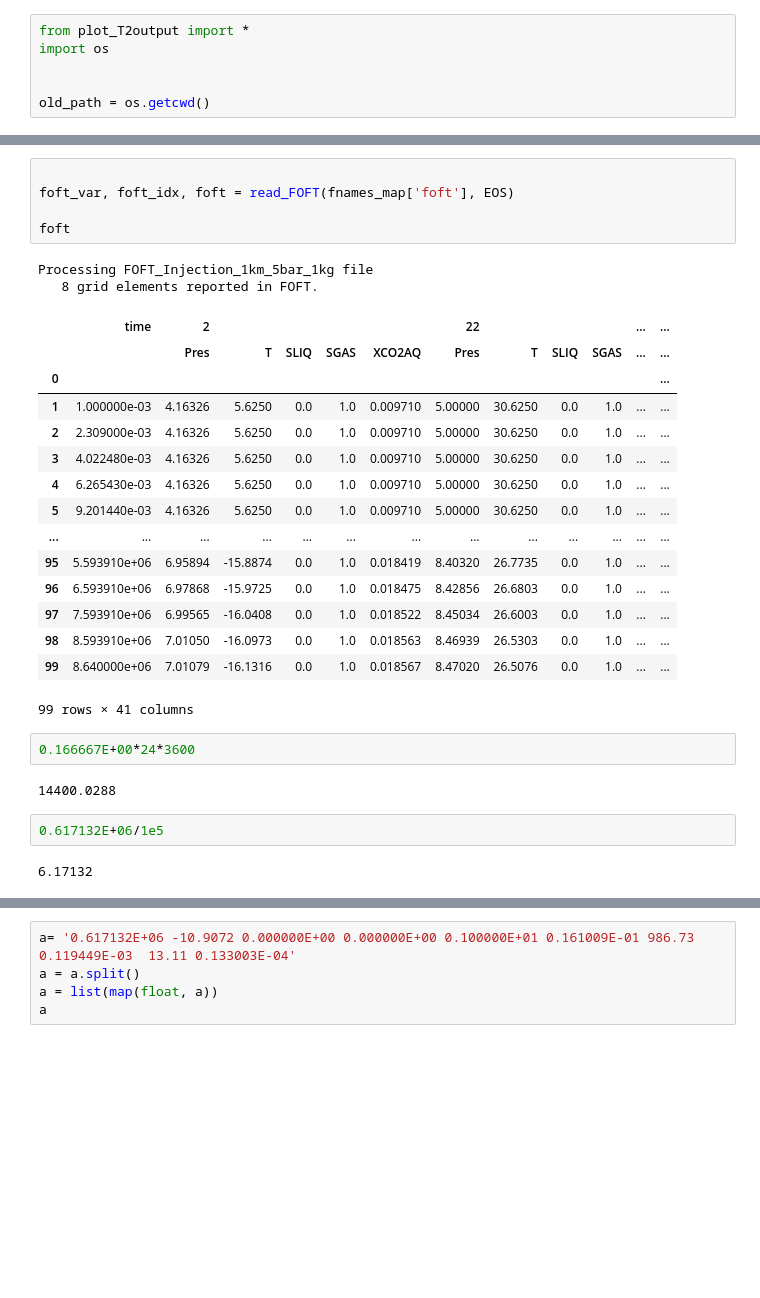
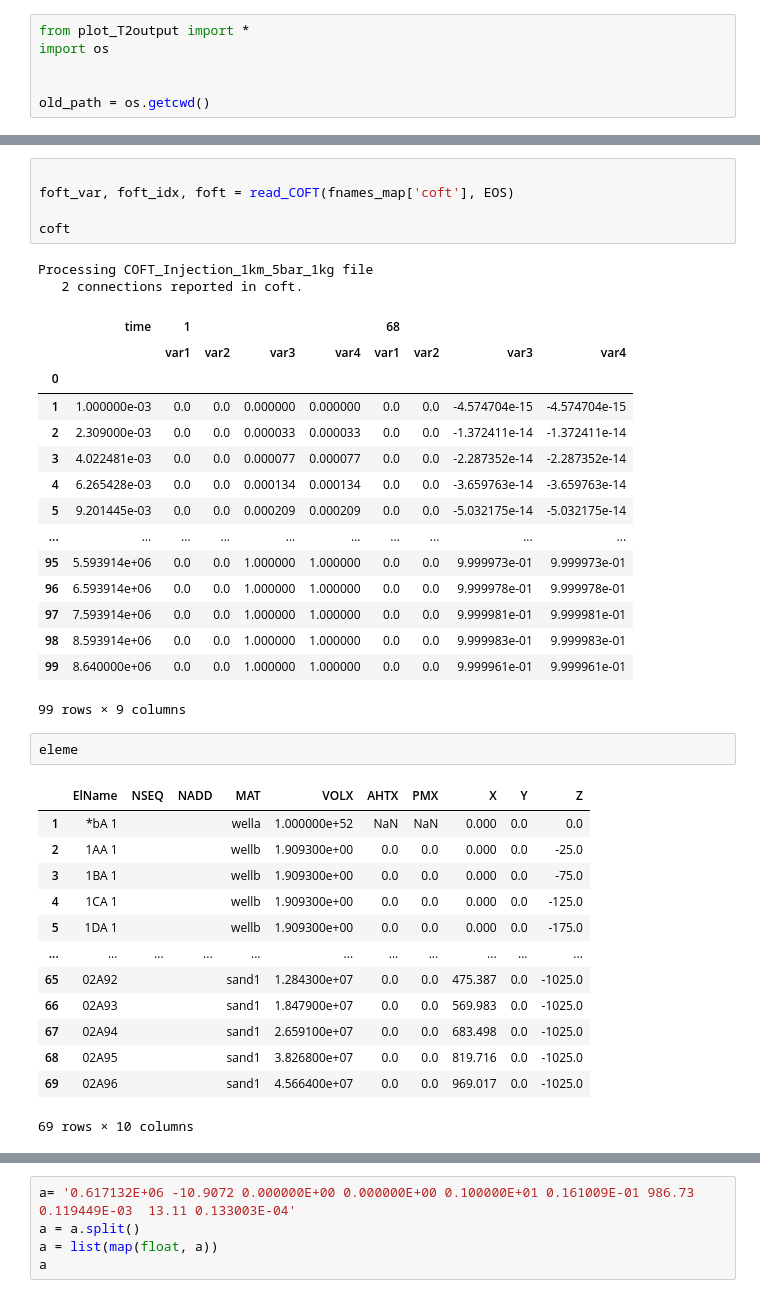
Before and after one commit to equinor/T2Well_post, a Jupyter notebook: plot_T2Well_files.ipynb, the cells around one changed output, grey strips where cells are left out. Drawn from its saved outputs; the diff is of its cells as text; blank space fills up the shorter version.

```diff
--- a/plot_T2Well_files.ipynb
+++ b/plot_T2Well_files.ipynb
@@ -41,31 +74,39 @@ EOS version: ECO2F
 # %%
 
-foft_var, foft_idx, foft = read_FOFT(fnames_map['foft'], EOS)
+foft_var, foft_idx, foft = read_COFT(fnames_map['coft'], EOS)
 
-foft
+coft
 # %% [output]
-Processing FOFT_Injection_1km_5bar_1kg file
-   8 grid elements reported in FOFT.
+Processing COFT_Injection_1km_5bar_1kg file
+   2 connections reported in coft.
-|  | time | 2 |  |  |  |  | 22 |  |  |  | ... | ... |
-|  |  | Pres | T | SLIQ | SGAS | XCO2AQ | Pres | T | SLIQ | SGAS | ... | ... |
-| 0 |  |  |  |  |  |  |  |  |  |  |  | ... |
-| 1 | 1.000000e-03 | 4.16326 | 5.6250 | 0.0 | 1.0 | 0.009710 | 5.00000 | 30.6250 | 0.0 | 1.0 | ... | ... |
-| 2 | 2.309000e-03 | 4.16326 | 5.6250 | 0.0 | 1.0 | 0.009710 | 5.00000 | 30.6250 | 0.0 | 1.0 | ... | ... |
-| 3 | 4.022480e-03 | 4.16326 | 5.6250 | 0.0 | 1.0 | 0.009710 | 5.00000 | 30.6250 | 0.0 | 1.0 | ... | ... |
-| 4 | 6.265430e-03 | 4.16326 | 5.6250 | 0.0 | 1.0 | 0.009710 | 5.00000 | 30.6250 | 0.0 | 1.0 | ... | ... |
-| 5 | 9.201440e-03 | 4.16326 | 5.6250 | 0.0 | 1.0 | 0.009710 | 5.00000 | 30.6250 | 0.0 | 1.0 | ... | ... |
-| ... | ... | ... | ... | ... | ... | ... | ... | ... | ... | ... | ... | ... |
-| 95 | 5.593910e+06 | 6.95894 | -15.8874 | 0.0 | 1.0 | 0.018419 | 8.40320 | 26.7735 | 0.0 | 1.0 | ... | ... |
-| 96 | 6.593910e+06 | 6.97868 | -15.9725 | 0.0 | 1.0 | 0.018475 | 8.42856 | 26.6803 | 0.0 | 1.0 | ... | ... |
-| 97 | 7.593910e+06 | 6.99565 | -16.0408 | 0.0 | 1.0 | 0.018522 | 8.45034 | 26.6003 | 0.0 | 1.0 | ... | ... |
-| 98 | 8.593910e+06 | 7.01050 | -16.0973 | 0.0 | 1.0 | 0.018563 | 8.46939 | 26.5303 | 0.0 | 1.0 | ... | ... |
-| 99 | 8.640000e+06 | 7.01079 | -16.1316 | 0.0 | 1.0 | 0.018567 | 8.47020 | 26.5076 | 0.0 | 1.0 | ... | ... |
+|  | time | 1 |  |  |  | 68 |  |  |  |
+|  |  | var1 | var2 | var3 | var4 | var1 | var2 | var3 | var4 |
+| 0 |  |  |  |  |  |  |  |  |  |
+| 1 | 1.000000e-03 | 0.0 | 0.0 | 0.000000 | 0.000000 | 0.0 | 0.0 | -4.574704e-15 | -4.574704e-15 |
+| 2 | 2.309000e-03 | 0.0 | 0.0 | 0.000033 | 0.000033 | 0.0 | 0.0 | -1.372411e-14 | -1.372411e-14 |
+| 3 | 4.022481e-03 | 0.0 | 0.0 | 0.000077 | 0.000077 | 0.0 | 0.0 | -2.287352e-14 | -2.287352e-14 |
+| 4 | 6.265428e-03 | 0.0 | 0.0 | 0.000134 | 0.000134 | 0.0 | 0.0 | -3.659763e-14 | -3.659763e-14 |
+| 5 | 9.201445e-03 | 0.0 | 0.0 | 0.000209 | 0.000209 | 0.0 | 0.0 | -5.032175e-14 | -5.032175e-14 |
+| ... | ... | ... | ... | ... | ... | ... | ... | ... | ... |
+| 95 | 5.593914e+06 | 0.0 | 0.0 | 1.000000 | 1.000000 | 0.0 | 0.0 | 9.999973e-01 | 9.999973e-01 |
+| 96 | 6.593914e+06 | 0.0 | 0.0 | 1.000000 | 1.000000 | 0.0 | 0.0 | 9.999978e-01 | 9.999978e-01 |
+| 97 | 7.593914e+06 | 0.0 | 0.0 | 1.000000 | 1.000000 | 0.0 | 0.0 | 9.999981e-01 | 9.999981e-01 |
+| 98 | 8.593914e+06 | 0.0 | 0.0 | 1.000000 | 1.000000 | 0.0 | 0.0 | 9.999983e-01 | 9.999983e-01 |
+| 99 | 8.640000e+06 | 0.0 | 0.0 | 1.000000 | 1.000000 | 0.0 | 0.0 | 9.999961e-01 | 9.999961e-01 |
-99 rows × 41 columns
+99 rows × 9 columns
-# %%
-0.166667E+00*24*3600
-# %% [output]
-14400.0288
-# %%
-0.617132E+06/1e5
-# %% [output]
-6.17132
+# %%
+eleme
+# %% [output]
+|  | ElName | NSEQ | NADD | MAT | VOLX | AHTX | PMX | X | Y | Z |
+| 1 | *bA 1 |  |  | wella | 1.000000e+52 | NaN | NaN | 0.000 | 0.0 | 0.0 |
+| 2 | 1AA 1 |  |  | wellb | 1.909300e+00 | 0.0 | 0.0 | 0.000 | 0.0 | -25.0 |
+| 3 | 1BA 1 |  |  | wellb | 1.909300e+00 | 0.0 | 0.0 | 0.000 | 0.0 | -75.0 |
+| 4 | 1CA 1 |  |  | wellb | 1.909300e+00 | 0.0 | 0.0 | 0.000 | 0.0 | -125.0 |
+| 5 | 1DA 1 |  |  | wellb | 1.909300e+00 | 0.0 | 0.0 | 0.000 | 0.0 | -175.0 |
+| ... | ... | ... | ... | ... | ... | ... | ... | ... | ... | ... |
+| 65 | 02A92 |  |  | sand1 | 1.284300e+07 | 0.0 | 0.0 | 475.387 | 0.0 | -1025.0 |
+| 66 | 02A93 |  |  | sand1 | 1.847900e+07 | 0.0 | 0.0 | 569.983 | 0.0 | -1025.0 |
+| 67 | 02A94 |  |  | sand1 | 2.659100e+07 | 0.0 | 0.0 | 683.498 | 0.0 | -1025.0 |
+| 68 | 02A95 |  |  | sand1 | 3.826800e+07 | 0.0 | 0.0 | 819.716 | 0.0 | -1025.0 |
+| 69 | 02A96 |  |  | sand1 | 4.566400e+07 | 0.0 | 0.0 | 969.017 | 0.0 | -1025.0 |
+69 rows × 10 columns
```
Also changed, not shown: parts of 7 cells of this notebook, 1 other file.
